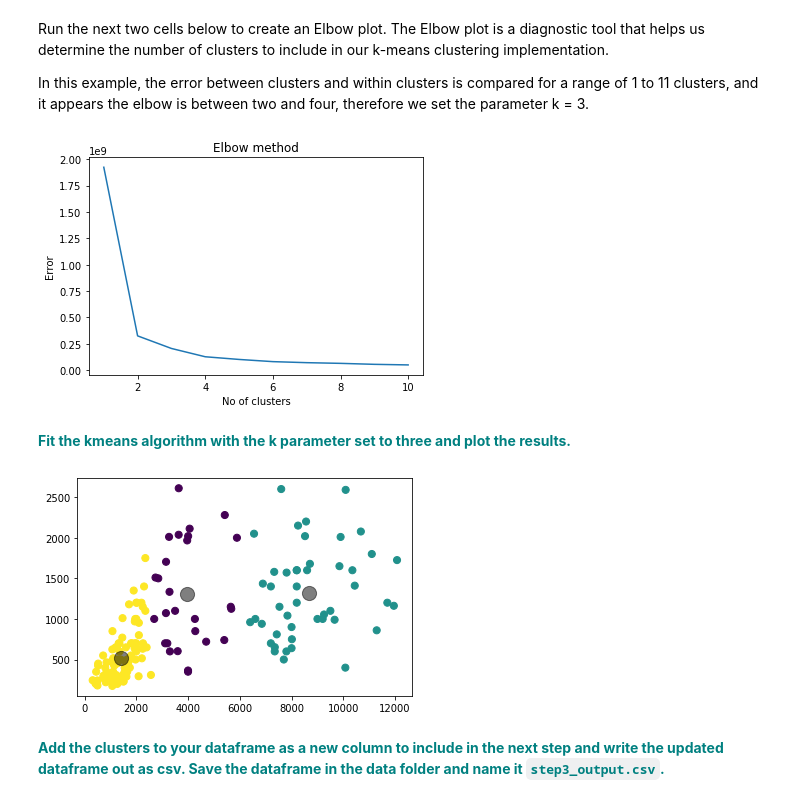
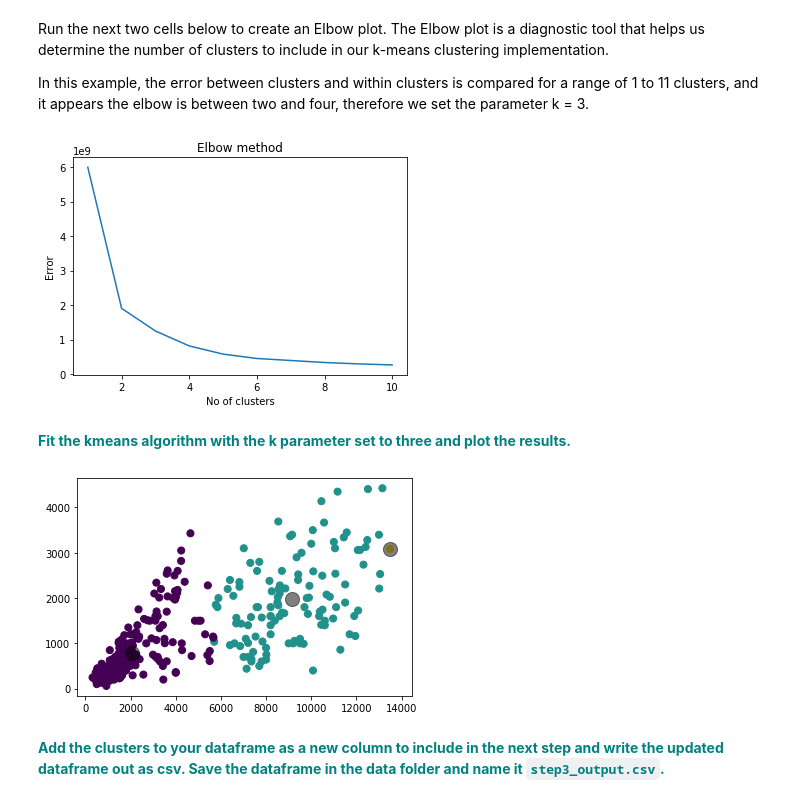
Before and after one commit to bauyrjanj/GuidedCapstone-1, a Jupyter notebook: EDA/GuidedCapstoneStep3HL.ipynb, the cells around one changed output. Saved outputs shown, nothing was run; the diff lists cells and outputs as text; code cells hidden in the pictures.

```diff
--- a/EDA/GuidedCapstoneStep3HL.ipynb
+++ b/EDA/GuidedCapstoneStep3HL.ipynb
@@ -292,4 +292,3 @@ Reduced dataframe size:  (176, 25)
 # %%
 # Now replace dfno by the result of dropping the columns in the to_drop variable from it
-dfno=dfno.drop(to_drop, axis=1)
-dfno.head()
+df=df.drop(to_drop, axis=1)
@@ -323,21 +314,21 @@ Run the next two cells below to create an Elbow plot. The Elbow plot is a diagno
 In this example, the error between clusters and within clusters is compared for a range of 1 to 11 clusters, and it appears the elbow is between two and four, therefore we set the parameter k = 3.
 # %%
 from sklearn.cluster import KMeans
-x = dfno.drop(['Name','state'], axis =1).values
+x = df.drop(['Name','state'], axis =1).values
 # %%
 Error =[]
 for i in range(1, 11):
     kmeans = KMeans(n_clusters = i).fit(x)
-    kmeans.fit(x)
+    kmeans.fit(x.round())
     Error.append(kmeans.inertia_)
 import matplotlib.pyplot as plt
 plt.plot(range(1, 11), Error)
 plt.title('Elbow method')
 plt.xlabel('No of clusters')
 plt.ylabel('Error')
 plt.show()
 # %% [output]
-[figure, old version]
+[figure, new version]
 # %% [markdown]
 <font color='teal'>**Fit the kmeans algorithm with the k parameter set to three and plot the results.**</font>
 # %%
@@ -349,7 +340,7 @@ plt.scatter(x[:, 0], x[:, 1], c=y_kmeans3, s=50, cmap='viridis')
 centers = kmeans3.cluster_centers_
 plt.scatter(centers[:, 0], centers[:, 1], c='black', s=200, alpha=0.5);
 # %% [output]
-[figure, old version]
+[figure, new version]
 # %% [markdown]
 <font color='teal'>**Add the clusters to your dataframe as a new column to include in the next step and write the updated dataframe out as csv. Save the dataframe in the data folder and name it `step3_output.csv`.**</font>
 # %%
```
Also changed, not shown: parts of 8 cells of this notebook, 1 other file.
